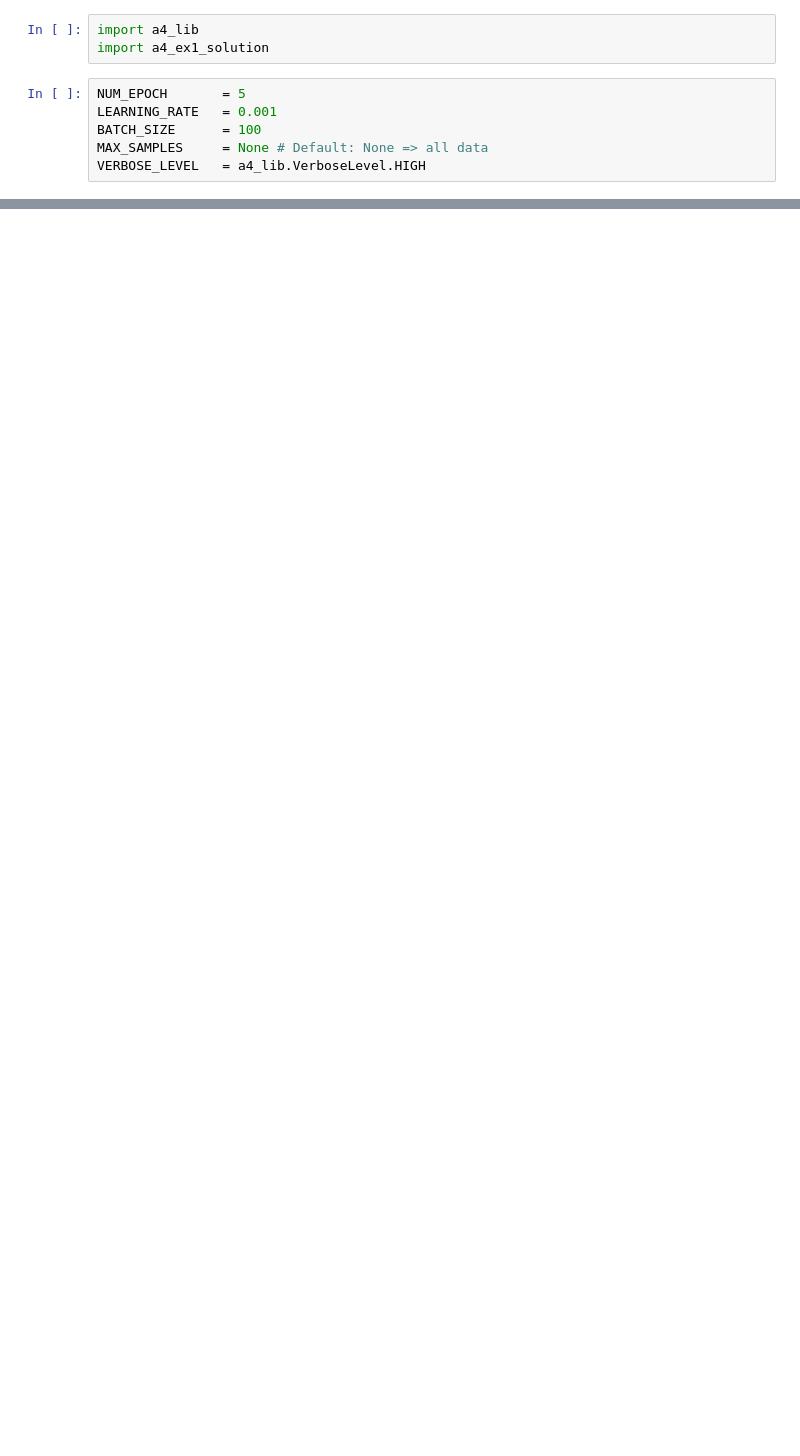
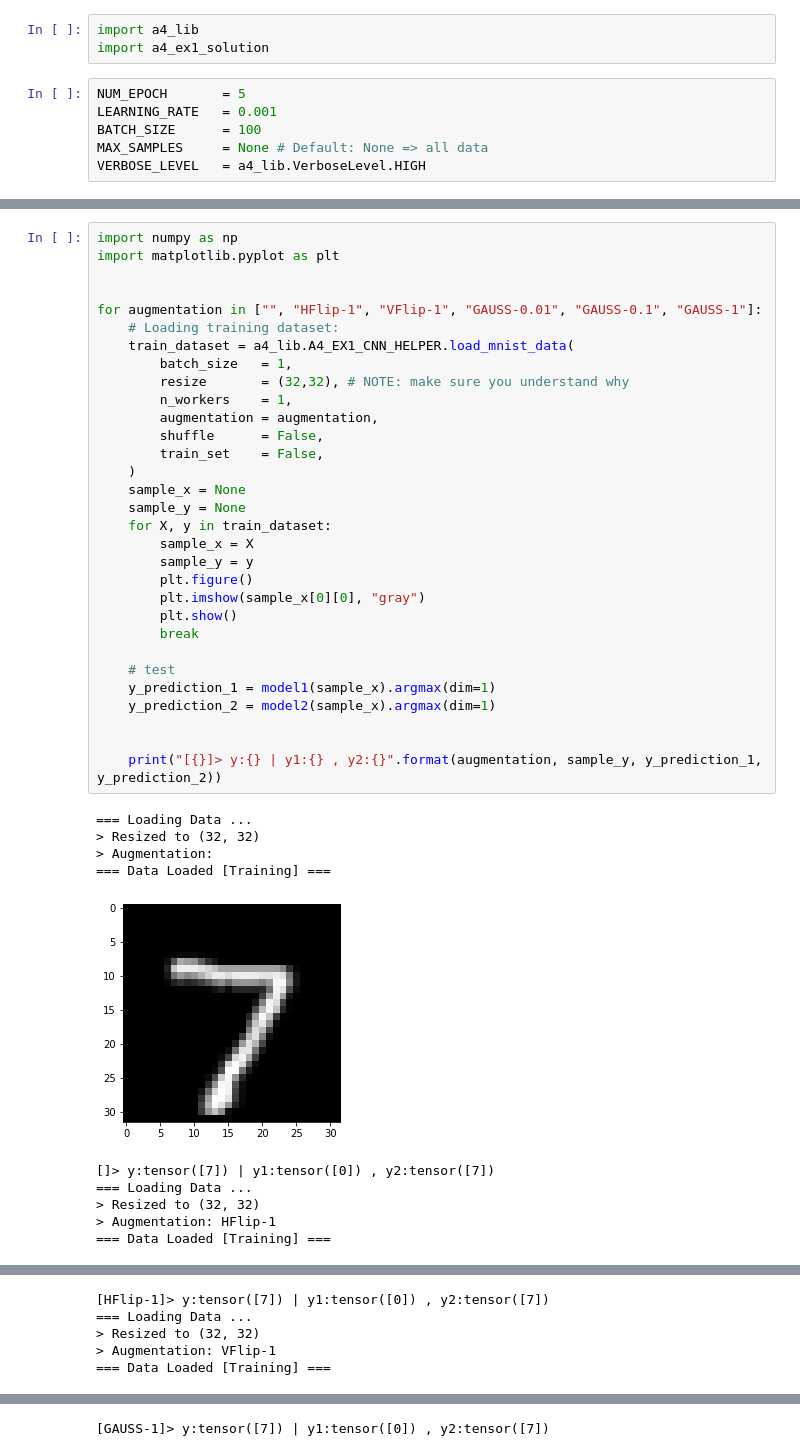
Before and after one commit to jaku-jaku/my_undergrad_course_works, a Jupyter notebook: CS 480/A4 Package/My Solution/src_code/main.ipynb, the cells around one changed output, grey strips where cells are left out. Cells and saved outputs as stored; diff of their text form; blank space fills up the shorter version.

```diff
--- a/CS 480/A4 Package/My Solution/src_code/main.ipynb
+++ b/CS 480/A4 Package/My Solution/src_code/main.ipynb
@@ -143,0 +100,42 @@ Sequential(
+# %%
+import numpy as np
+import matplotlib.pyplot as plt
+
+
+for augmentation in ["", "HFlip-1", "VFlip-1", "GAUSS-0.01", "GAUSS-0.1", "GAUSS-1"]:
+    # Loading training dataset:
+    train_dataset = a4_lib.A4_EX1_CNN_HELPER.load_mnist_data(
+        batch_size   = 1,
+        resize       = (32,32), # NOTE: make sure you understand why
+        n_workers    = 1,
+        augmentation = augmentation,
+        shuffle      = False,
+        train_set    = False,
+    )
+    sample_x = None
+    sample_y = None
+    for X, y in train_dataset:
+        sample_x = X
+        sample_y = y
+        plt.figure()
+        plt.imshow(sample_x[0][0], "gray")
+        plt.show()
+        break
+
+    # test
+    y_prediction_1 = model1(sample_x).argmax(dim=1)
+    y_prediction_2 = model2(sample_x).argmax(dim=1)
+
+
+    print("[{}]> y:{} | y1:{} , y2:{}".format(augmentation, sample_y, y_prediction_1, y_prediction_2))
+# %% [output]
+=== Loading Data ...
+> Resized to (32, 32)
+> Augmentation:
+=== Data Loaded [Training] ===
+[figure, added]
+[]> y:tensor([7]) | y1:tensor([0]) , y2:tensor([7])
+=== Loading Data ...
+> Resized to (32, 32)
+> Augmentation: HFlip-1
+=== Data Loaded [Training] ===
@@ -143,0 +143,5 @@ Sequential(
+[HFlip-1]> y:tensor([7]) | y1:tensor([0]) , y2:tensor([7])
+=== Loading Data ...
+> Resized to (32, 32)
+> Augmentation: VFlip-1
+=== Data Loaded [Training] ===
@@ -143,0 +167 @@ Sequential(
+[GAUSS-1]> y:tensor([7]) | y1:tensor([0]) , y2:tensor([7])
```
Also changed, not shown: parts of 3 cells of this notebook, 2 other files.
